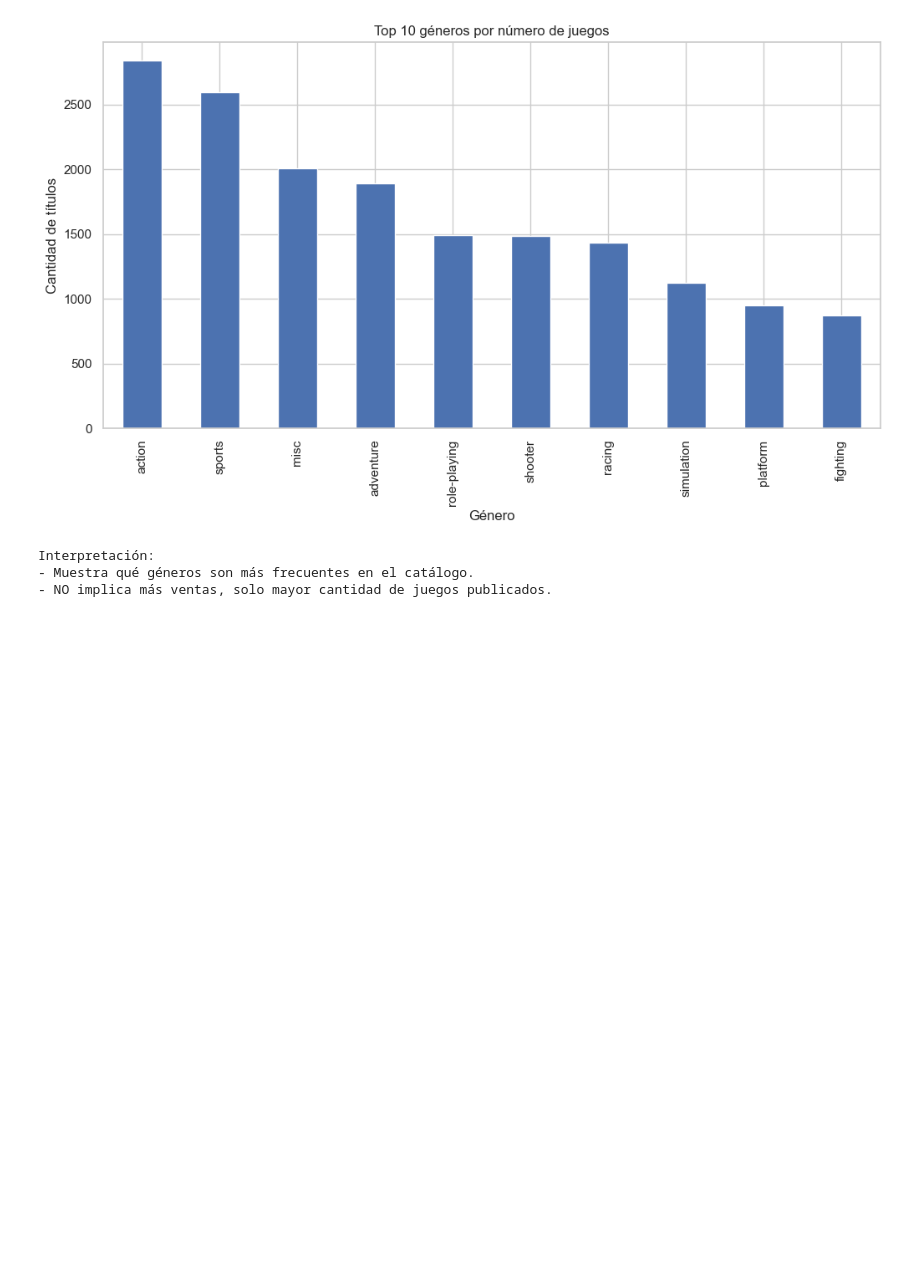
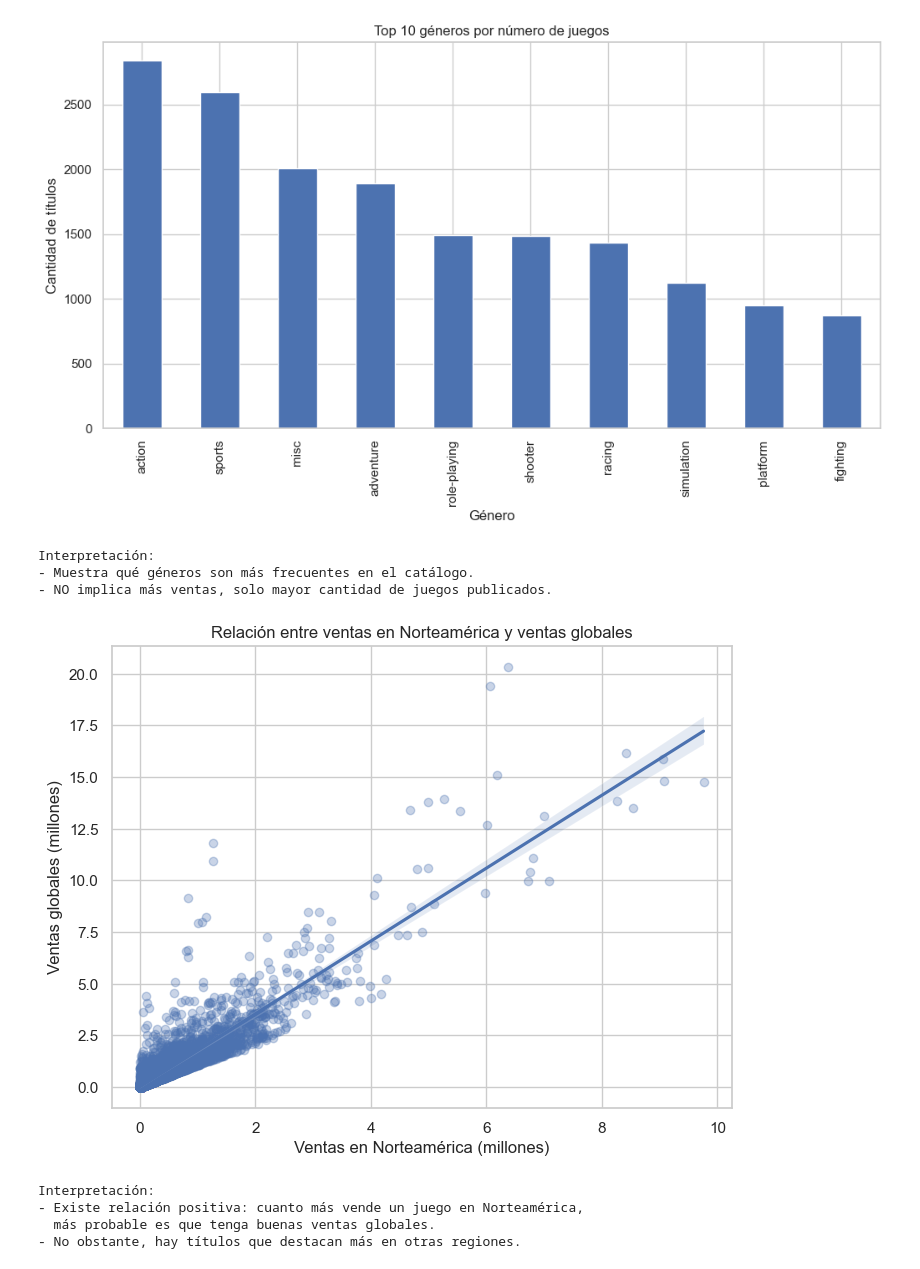
Before and after one commit to Jorge-Vilavella/Proyecto, a Jupyter notebook: notebooks/eda.ipynb, the cells around one changed output. Drawn from its saved outputs; the diff is of its cells as text; code cells hidden in the pictures; blank space fills up the shorter version.

```diff
--- a/notebooks/eda.ipynb
+++ b/notebooks/eda.ipynb
@@ -517,0 +547,20 @@ Interpretación:
+# %%
+plt.figure(figsize=(8,6))
+sns.regplot(x=df["na_sales"], y=df["total_sales"], scatter_kws={"alpha":0.3})
+plt.title("Relación entre ventas en Norteamérica y ventas globales")
+plt.xlabel("Ventas en Norteamérica (millones)")
+plt.ylabel("Ventas globales (millones)")
+plt.show()
+
+print("""
+Interpretación:
+- Existe relación positiva: cuanto más vende un juego en Norteamérica,
+  más probable es que tenga buenas ventas globales.
+- No obstante, hay títulos que destacan más en otras regiones.
+""")
+# %% [output]
+[figure, added]
+Interpretación:
+- Existe relación positiva: cuanto más vende un juego en Norteamérica,
+  más probable es que tenga buenas ventas globales.
+- No obstante, hay títulos que destacan más en otras regiones.
```
Also changed, not shown: parts of 9 cells of this notebook.
